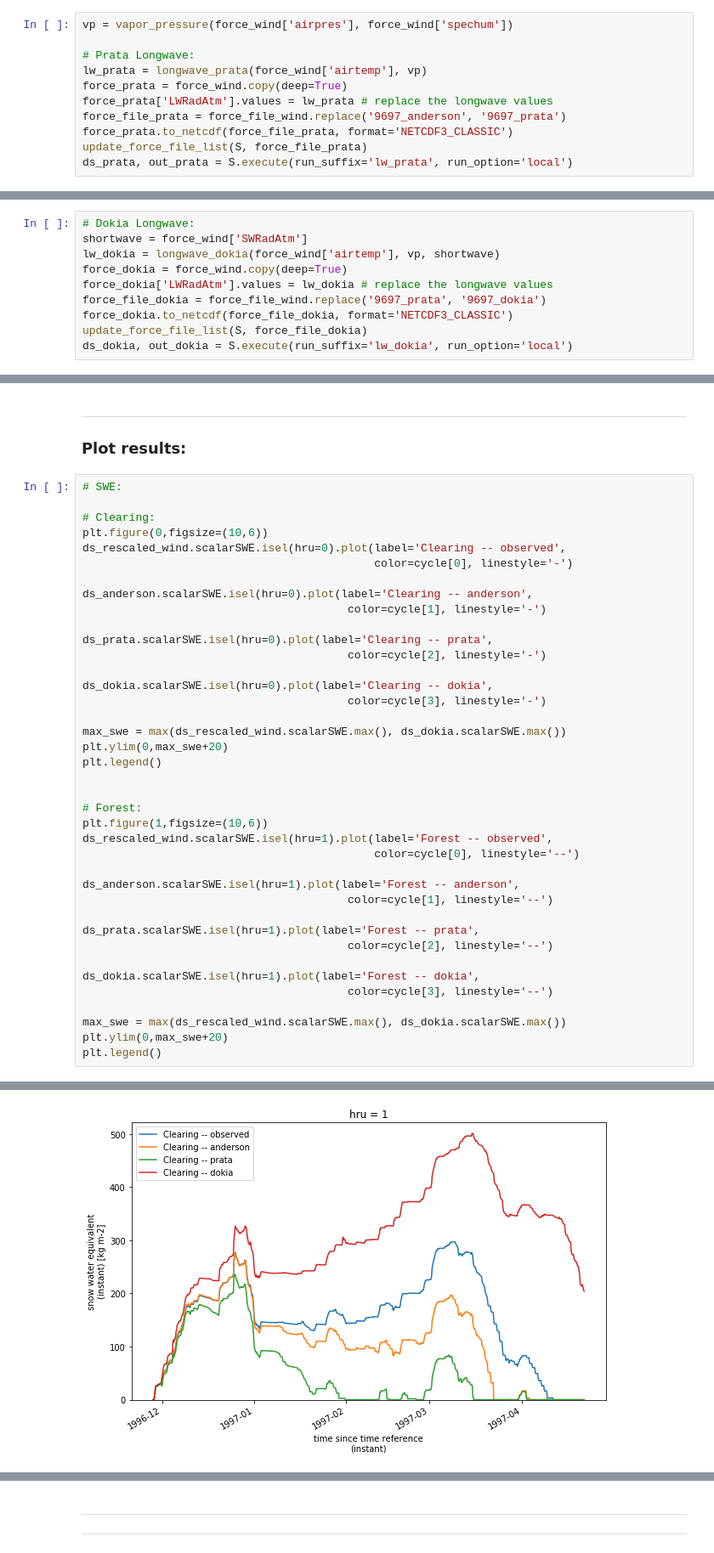
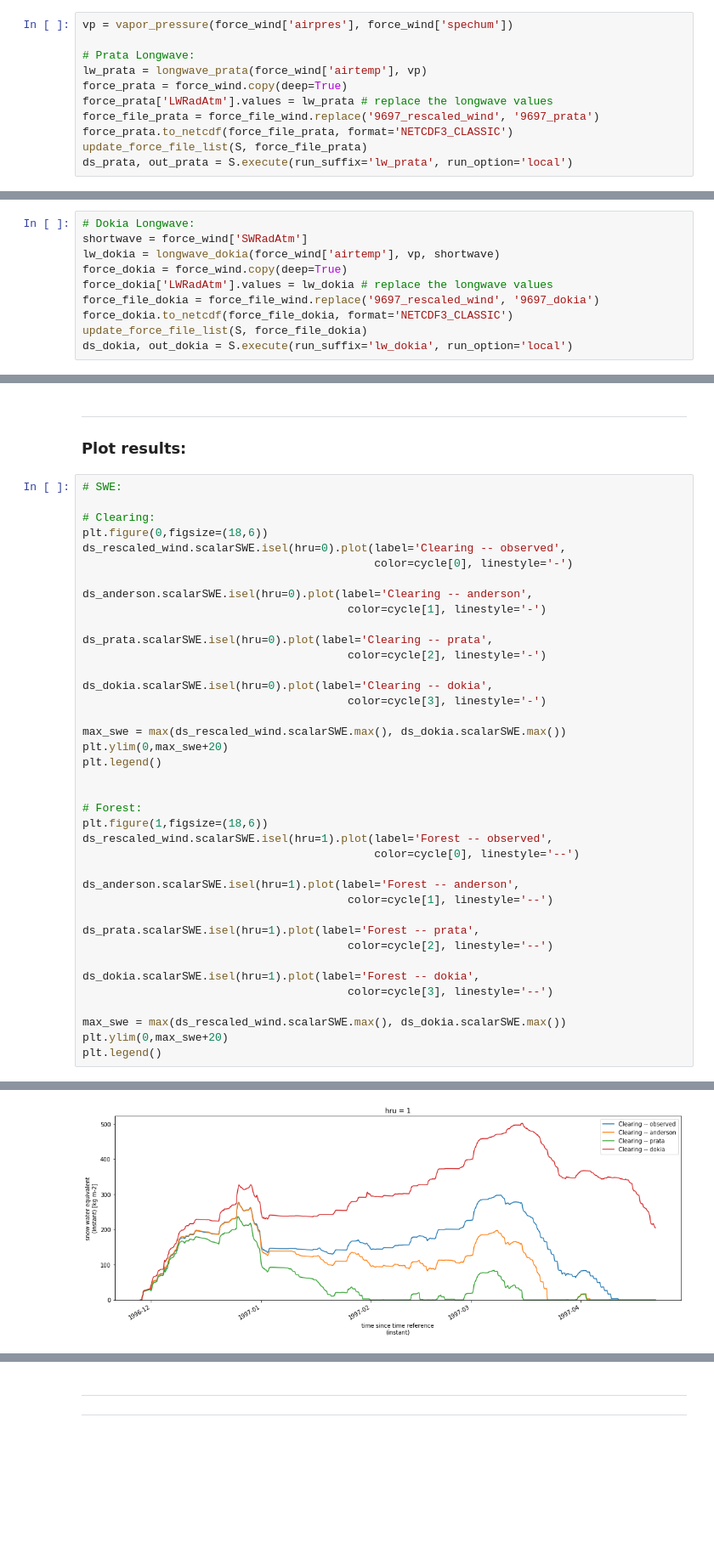
Before and after one commit to spestana/snowhydro-summa, a Jupyter notebook: homework_2/homework_2_D_exercise_2.ipynb, the cells around one changed output, grey strips where cells are left out. Shown at 85% size. Drawn from its saved outputs; the diff is of its cells as text; blank space fills up the shorter version.

```diff
--- a/homework_2/homework_2_D_exercise_2.ipynb
+++ b/homework_2/homework_2_D_exercise_2.ipynb
@@ -382,7 +382,7 @@ vp = vapor_pressure(force_wind['airpres'], force_wind['spechum'])
 lw_prata = longwave_prata(force_wind['airtemp'], vp)
 force_prata = force_wind.copy(deep=True)
 force_prata['LWRadAtm'].values = lw_prata # replace the longwave values
-force_file_prata = force_file_wind.replace('9697_anderson', '9697_prata')
+force_file_prata = force_file_wind.replace('9697_rescaled_wind', '9697_prata')
 force_prata.to_netcdf(force_file_prata, format='NETCDF3_CLASSIC')
 update_force_file_list(S, force_file_prata)
 ds_prata, out_prata = S.execute(run_suffix='lw_prata', run_option='local')
@@ -413,7 +413,7 @@ shortwave = force_wind['SWRadAtm']
 lw_dokia = longwave_dokia(force_wind['airtemp'], vp, shortwave)
 force_dokia = force_wind.copy(deep=True)
 force_dokia['LWRadAtm'].values = lw_dokia # replace the longwave values
-force_file_dokia = force_file_wind.replace('9697_prata', '9697_dokia')
+force_file_dokia = force_file_wind.replace('9697_rescaled_wind', '9697_dokia')
 force_dokia.to_netcdf(force_file_dokia, format='NETCDF3_CLASSIC')
 update_force_file_list(S, force_file_dokia)
 ds_dokia, out_dokia = S.execute(run_suffix='lw_dokia', run_option='local')
@@ -442,7 +442,7 @@ decisions file =  /home/jovyan/work/05adaf5618ee4dbbbf04195db376cbb4/05adaf5618e
 # SWE:
 
 # Clearing:
-plt.figure(0,figsize=(10,6))
+plt.figure(0,figsize=(18,6))
 ds_rescaled_wind.scalarSWE.isel(hru=0).plot(label='Clearing -- observed',
                                             color=cycle[0], linestyle='-')
 
@@ -451,32 +451,32 @@ ds_anderson.scalarSWE.isel(hru=0).plot(label='Clearing -- anderson',
 
 ds_prata.scalarSWE.isel(hru=0).plot(label='Clearing -- prata',
                                         color=cycle[2], linestyle='-')
 
 ds_dokia.scalarSWE.isel(hru=0).plot(label='Clearing -- dokia',
                                         color=cycle[3], linestyle='-')
 
 max_swe = max(ds_rescaled_wind.scalarSWE.max(), ds_dokia.scalarSWE.max())
 plt.ylim(0,max_swe+20)
 plt.legend()
 
 
 # Forest:
-plt.figure(1,figsize=(10,6))
+plt.figure(1,figsize=(18,6))
 ds_rescaled_wind.scalarSWE.isel(hru=1).plot(label='Forest -- observed',
                                             color=cycle[0], linestyle='--')
 
 ds_anderson.scalarSWE.isel(hru=1).plot(label='Forest -- anderson',
                                         color=cycle[1], linestyle='--')
 
 ds_prata.scalarSWE.isel(hru=1).plot(label='Forest -- prata',
                                         color=cycle[2], linestyle='--')
 
 ds_dokia.scalarSWE.isel(hru=1).plot(label='Forest -- dokia',
                                         color=cycle[3], linestyle='--')
 
 max_swe = max(ds_rescaled_wind.scalarSWE.max(), ds_dokia.scalarSWE.max())
 plt.ylim(0,max_swe+20)
 plt.legend()
 # %% [output]
 <matplotlib.legend.Legend at 0x...>
-[figure, old version]
+[figure, new version]
```
Also changed, not shown: parts of 9 cells of this notebook, 2 other files.
